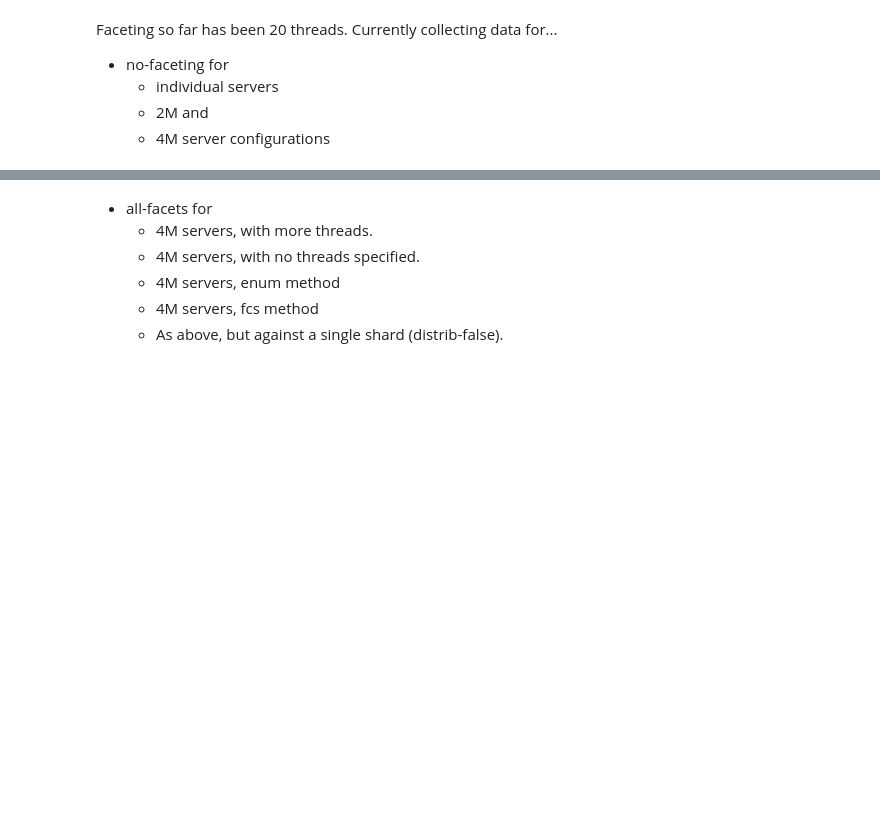
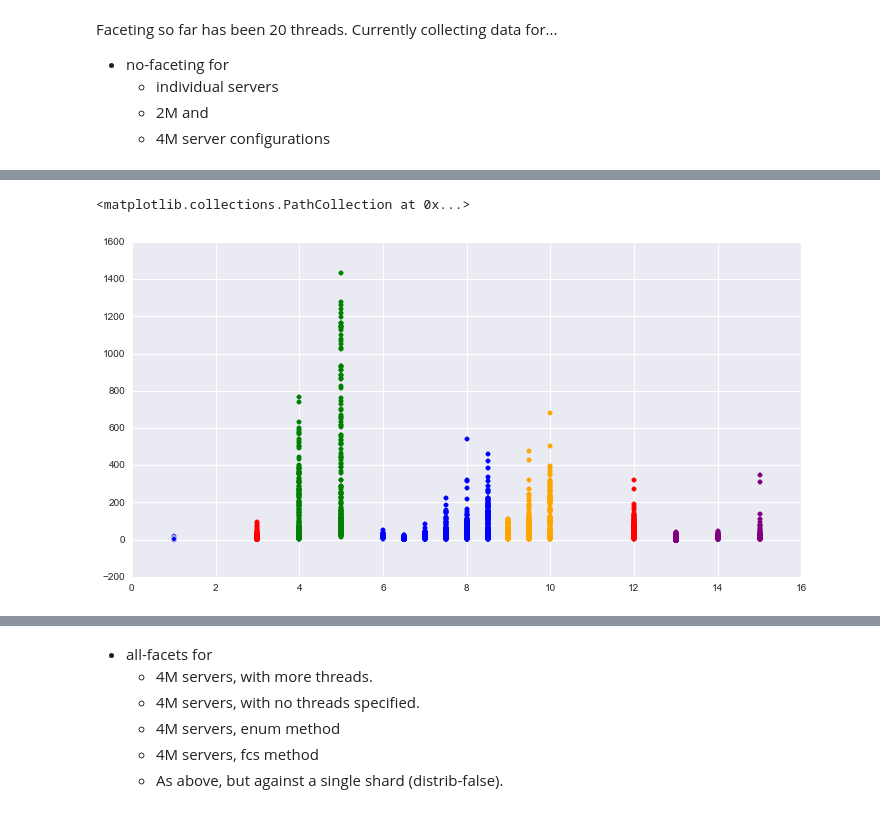
Before and after one commit to anjackson/keeping-codes, a Jupyter notebook: experiments/Scaling The Indexer.ipynb, the cells around one changed output, grey strips where cells are left out. Saved outputs shown, nothing was run; the diff lists cells and outputs as text; code cells hidden in the pictures; blank space fills up the shorter version.

```diff
--- a/experiments/Scaling The Indexer.ipynb
+++ b/experiments/Scaling The Indexer.ipynb
@@ -1355,0 +1359,46 @@ plt.semilogy()
+# %%
+qtaf181_1s_fcs, nfaf181_1s_fcs = loadSB2("solr-bench/testv3-all-facets-181-fcs.log")
+qtaf181_1s, nfaf181_1s = loadSB2("solr-bench/testv3-all-facets-181-1shard.log")
+qtaf181_2s, nfaf181_2s = loadSB2("solr-bench/testv3-all-facets-181-2s.log")
+qtaf181_3s, nfaf181_3s = loadSB2("solr-bench/testv3-all-facets-181-3shards.log")
+qtaf181_4s, nfaf181_4s = loadSB2("solr-bench/testv3-all-facets-181-4s-2.log")
+qtaf181_6s, nfaf181_6s = loadSB2("solr-bench/testv3-all-facets-181-6shards.log")
+qtaf182_6s, nfaf182_6s = loadSB2("solr-bench/testv3-all-facets-182-6shards.log")
+qtaf182_4s, nfaf182_4s = loadSB2("solr-bench/testv3-all-facets-182-4s.log")
+qtaf182_3s, nfaf182_3s = loadSB2("solr-bench/testv3-all-facets-182-3shards.log")
+qtaf203_6s, nfaf203_6s = loadSB2("solr-bench/testv3-all-facets-203-6shards.log")
+qtaf215_1x1, nfaf215_1x1 = loadSB2("solr-bench/testv3-all-facets-215-1by1.log")
+qtaf215_6s, nfaf215_6s = loadSB2("solr-bench/testv3-all-facets-215-6shards.log")
+
+qtaf181_6s2, nfaf181_6s2 = loadSB2("solr-bench/testv3-all-facets-181-6s-2.log")
+qtaf182_6s2, nfaf182_6s2 = loadSB2("solr-bench/testv3-all-facets-182-6s-2.log")
+qtaf203_6s2, nfaf203_6s2 = loadSB2("solr-bench/testv3-all-facets-203-6s-2.log")
+qtaf215_6s2, nfaf215_6s2 = loadSB2("solr-bench/testv3-all-facets-215-6s-2.log")
+
+fig = plt.figure(figsize=(12, 6))
+plt.scatter(np.repeat(1, qtnf181.shape[0]), qtnf181, label="181");
+plt.scatter(np.repeat(3, qtnf4m.shape[0]), qtnf4m, label="4m", color="red");
+plt.scatter(np.repeat(4, qtaf4m.shape[0]), qtaf4m, label="AF-4m", color="green");
+plt.scatter(np.repeat(5, qtaf2m_fcs.shape[0]), qtaf2m_fcs, label="AF-2m-FCS", color="green");
+
+plt.scatter(np.repeat(6, qtaf181_1s_fcs.shape[0]), qtaf181_1s_fcs, label="AF-181-1s-FCS", color="blue");
+plt.scatter(np.repeat(6.5, qtaf181_1s.shape[0]), qtaf181_1s, label="AF-181-1s", color="blue");
+plt.scatter(np.repeat(7, qtaf181_2s.shape[0]), qtaf181_2s, label="AF-181-2s", color="blue");
+plt.scatter(np.repeat(7.5, qtaf181_3s.shape[0]), qtaf181_3s, label="AF-181-3s", color="blue");
+plt.scatter(np.repeat(8, qtaf181_4s.shape[0]), qtaf181_4s, label="AF-181-4s", color="blue");
+plt.scatter(np.repeat(8.5, qtaf181_6s.shape[0]), qtaf181_6s, label="AF-181-6s", color="blue");
+
+plt.scatter(np.repeat(9, qtaf182_3s.shape[0]), qtaf182_3s, label="AF-182-3s", color="orange");
+plt.scatter(np.repeat(9.5, qtaf182_4s.shape[0]), qtaf182_4s, label="AF-182-4s", color="orange");
+plt.scatter(np.repeat(10, qtaf182_6s.shape[0]), qtaf182_6s, label="AF-182-6s", color="orange");
+
+plt.scatter(np.repeat(12, qtaf203_6s.shape[0]), qtaf203_6s, label="AF-203-6s", color="red");
+
+plt.scatter(np.repeat(13, qtaf215_1x1.shape[0]), qtaf215_1x1, label="AF-215-1by1", color="purple");
+plt.scatter(np.repeat(14, qtaf215_6s.shape[0]), qtaf215_6s, label="AF-215-6s-1zero", color="purple");
+plt.scatter(np.repeat(15, qtaf215_6s2.shape[0]), qtaf215_6s2, label="AF-215-6s2", color="purple");
+
+#plt.semilogy()
+# %% [output]
+<matplotlib.collections.PathCollection at 0x...>
+[figure, added]
```
Also changed, not shown: parts of 3 cells of this notebook, 29 other files.
